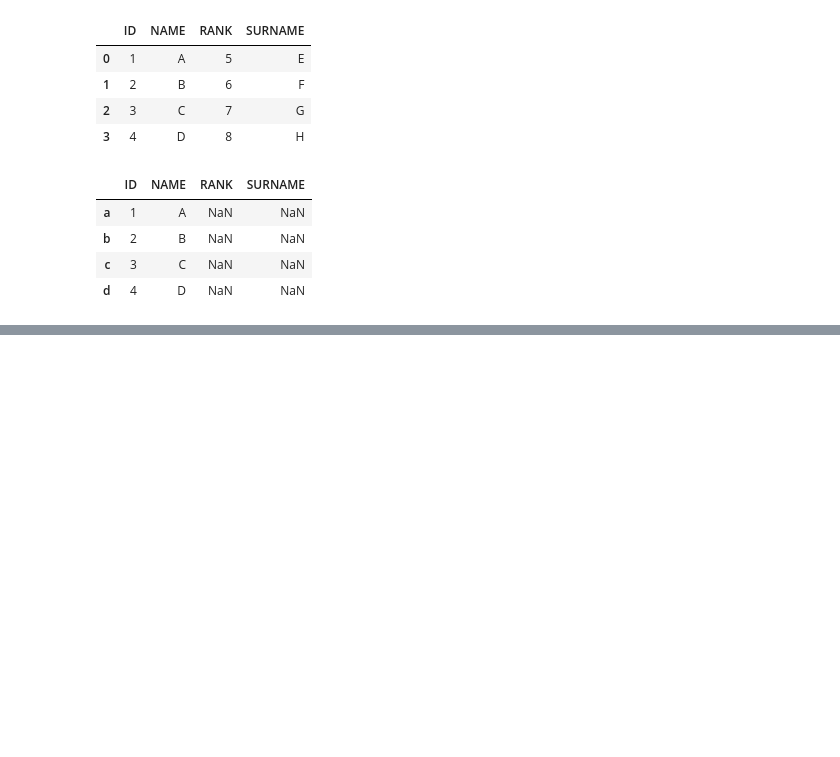
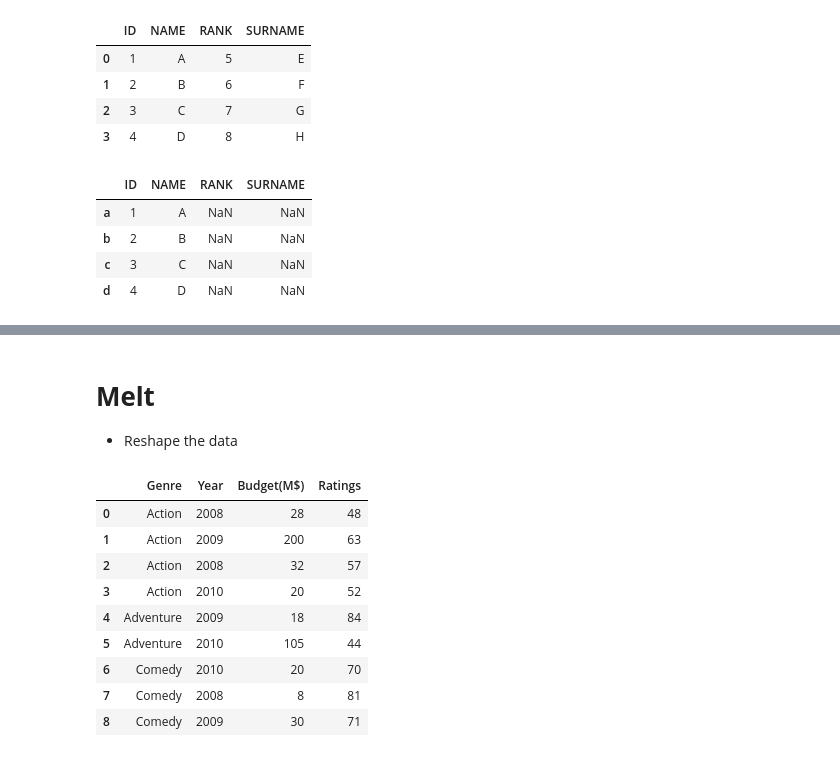
Before and after one commit to AkashSalmuthe/Python-Noteboks, a Jupyter notebook: Pandas_Basics.ipynb, the cells around one changed output, grey strips where cells are left out. Drawn from its saved outputs; the diff is of its cells as text; code cells hidden in the pictures; blank space fills up the shorter version.

```diff
--- a/Pandas_Basics.ipynb
+++ b/Pandas_Basics.ipynb
@@ -1827,0 +1919,17 @@ df1.join(df2)
+# %% [markdown]
+# **Melt**
+
+* Reshape the data
+# %%
+df
+# %% [output]
+|  | Genre | Year | Budget(M$) | Ratings |
+| 0 | Action | 2008 | 28 | 48 |
+| 1 | Action | 2009 | 200 | 63 |
+| 2 | Action | 2008 | 32 | 57 |
+| 3 | Action | 2010 | 20 | 52 |
+| 4 | Adventure | 2009 | 18 | 84 |
+| 5 | Adventure | 2010 | 105 | 44 |
+| 6 | Comedy | 2010 | 20 | 70 |
+| 7 | Comedy | 2008 | 8 | 81 |
+| 8 | Comedy | 2009 | 30 | 71 |
```
Also changed, not shown: parts of 13 cells of this notebook.
